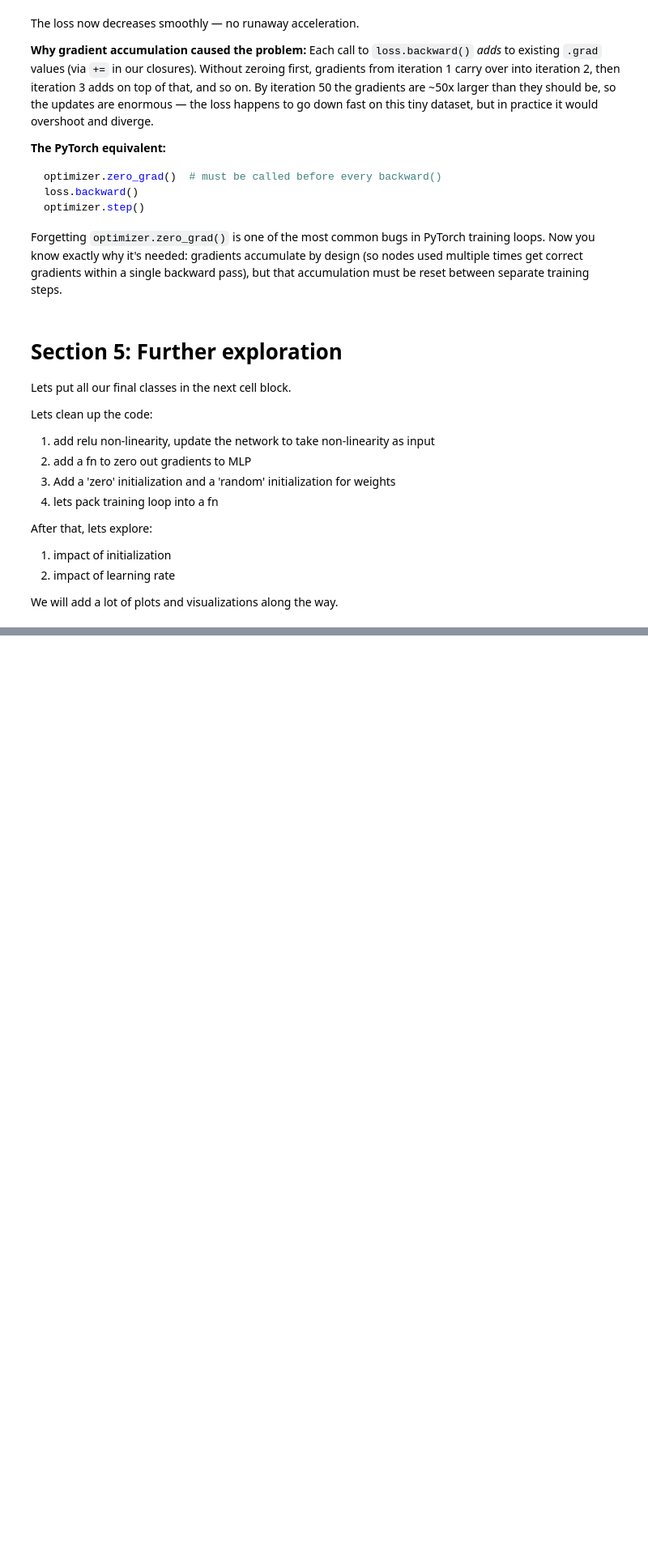
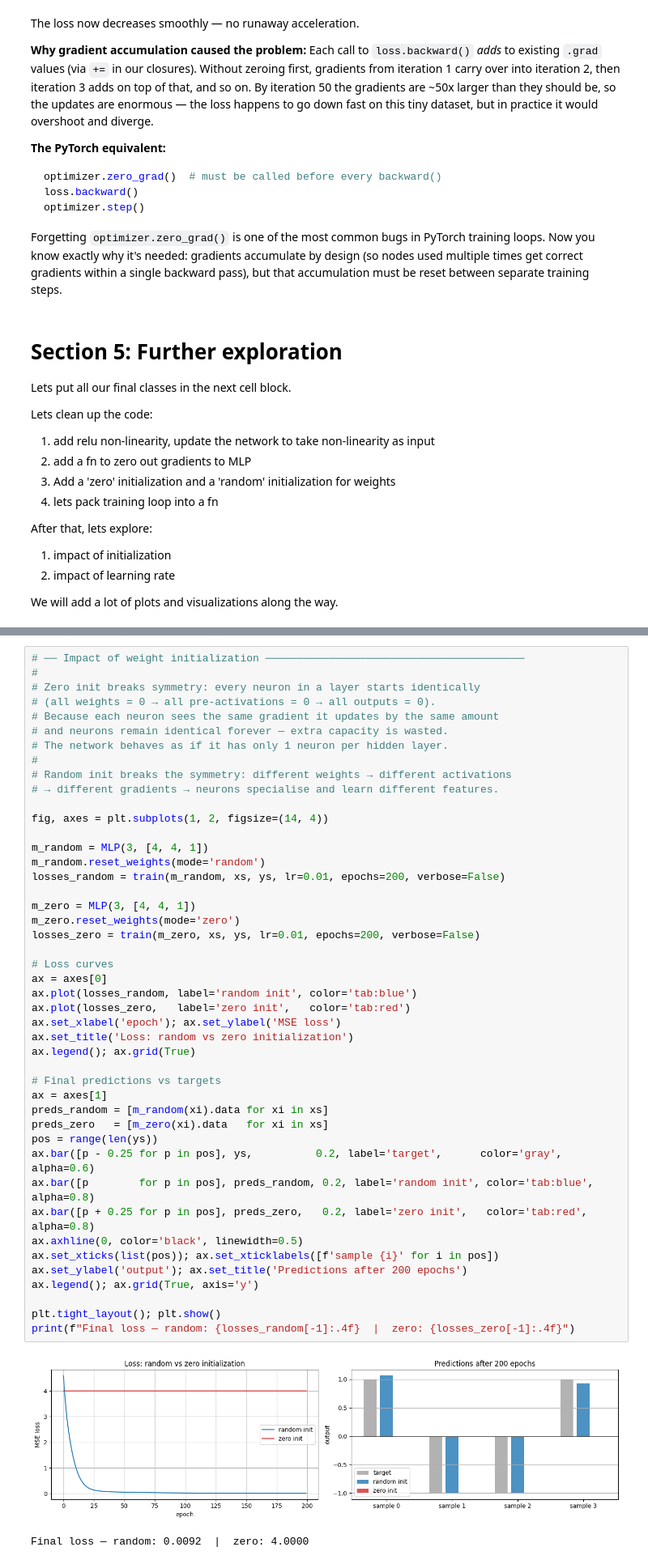
Before and after one commit to kshitijg92/karpathy-zero-to-hero-deep-work, a Jupyter notebook: Karpathy_Zero_to_Hero/working_through_micrograd.ipynb, the cells around one changed output, grey strips where cells are left out. Shown at 81% size. Cells and saved outputs as stored; diff of their text form; blank space fills up the shorter version.

```diff
--- a/Karpathy_Zero_to_Hero/working_through_micrograd.ipynb
+++ b/Karpathy_Zero_to_Hero/working_through_micrograd.ipynb
@@ -2391,0 +2619,48 @@ We will add a lot of plots and visualizations along the way.
+# %%
+# ── Impact of weight initialization ─────────────────────────────────────────
+#
+# Zero init breaks symmetry: every neuron in a layer starts identically
+# (all weights = 0 → all pre-activations = 0 → all outputs = 0).
+# Because each neuron sees the same gradient it updates by the same amount
+# and neurons remain identical forever — extra capacity is wasted.
+# The network behaves as if it has only 1 neuron per hidden layer.
+#
+# Random init breaks the symmetry: different weights → different activations
+# → different gradients → neurons specialise and learn different features.
+
+fig, axes = plt.subplots(1, 2, figsize=(14, 4))
+
+m_random = MLP(3, [4, 4, 1])
+m_random.reset_weights(mode='random')
+losses_random = train(m_random, xs, ys, lr=0.01, epochs=200, verbose=False)
+
+m_zero = MLP(3, [4, 4, 1])
+m_zero.reset_weights(mode='zero')
+losses_zero = train(m_zero, xs, ys, lr=0.01, epochs=200, verbose=False)
+
+# Loss curves
+ax = axes[0]
+ax.plot(losses_random, label='random init', color='tab:blue')
+ax.plot(losses_zero,   label='zero init',   color='tab:red')
+ax.set_xlabel('epoch'); ax.set_ylabel('MSE loss')
+ax.set_title('Loss: random vs zero initialization')
+ax.legend(); ax.grid(True)
+
+# Final predictions vs targets
+ax = axes[1]
+preds_random = [m_random(xi).data for xi in xs]
+preds_zero   = [m_zero(xi).data   for xi in xs]
+pos = range(len(ys))
+ax.bar([p - 0.25 for p in pos], ys,          0.2, label='target',      color='gray',     alpha=0.6)
+ax.bar([p        for p in pos], preds_random, 0.2, label='random init', color='tab:blue', alpha=0.8)
+ax.bar([p + 0.25 for p in pos], preds_zero,   0.2, label='zero init',   color='tab:red',  alpha=0.8)
+ax.axhline(0, color='black', linewidth=0.5)
+ax.set_xticks(list(pos)); ax.set_xticklabels([f'sample {i}' for i in pos])
+ax.set_ylabel('output'); ax.set_title('Predictions after 200 epochs')
+ax.legend(); ax.grid(True, axis='y')
+
+plt.tight_layout(); plt.show()
+print(f"Final loss — random: {losses_random[-1]:.4f}  |  zero: {losses_zero[-1]:.4f}")
+# %% [output]
+[figure, added]
+Final loss — random: 0.0092  |  zero: 4.0000
```
Also changed, not shown: parts of 10 cells of this notebook.
